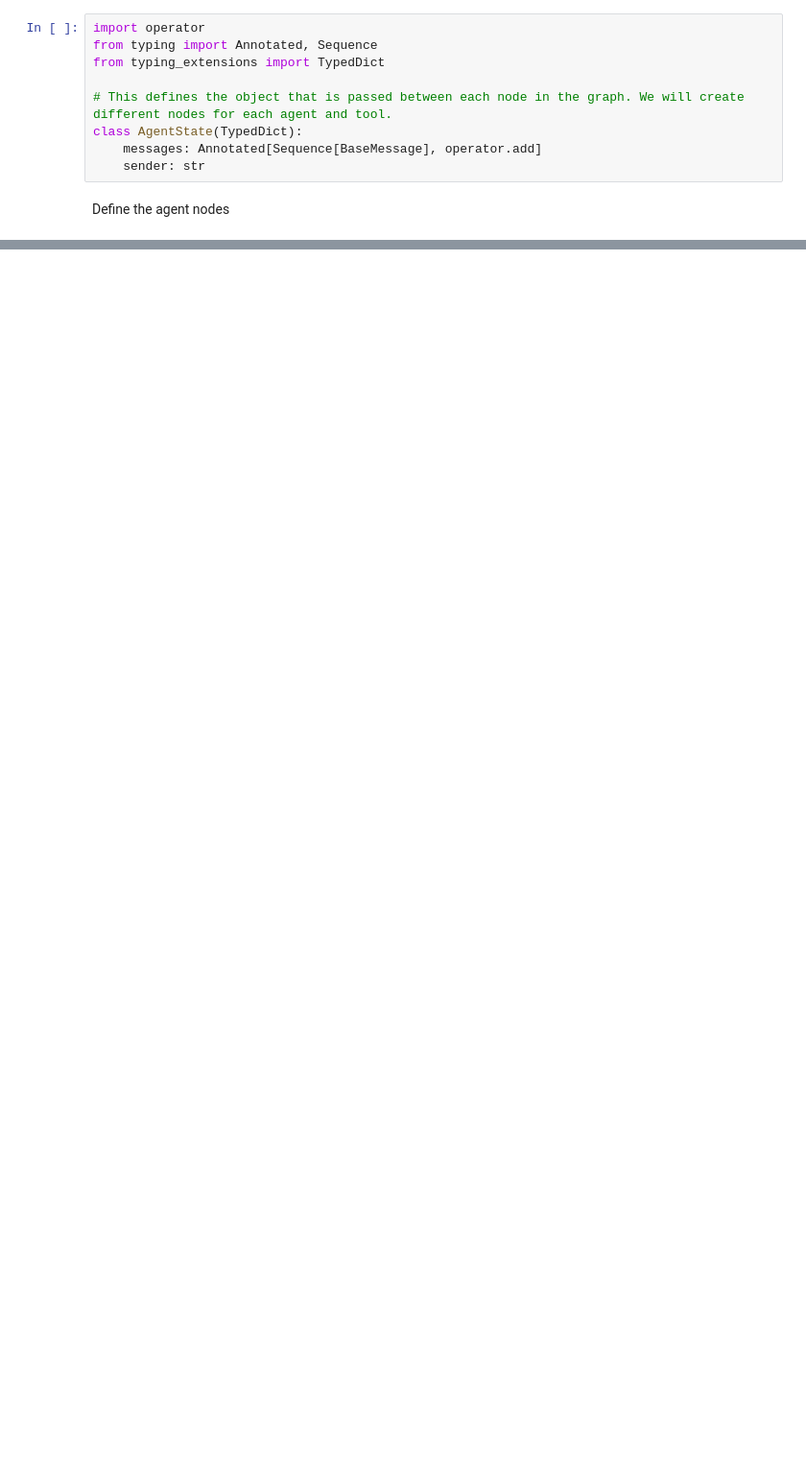
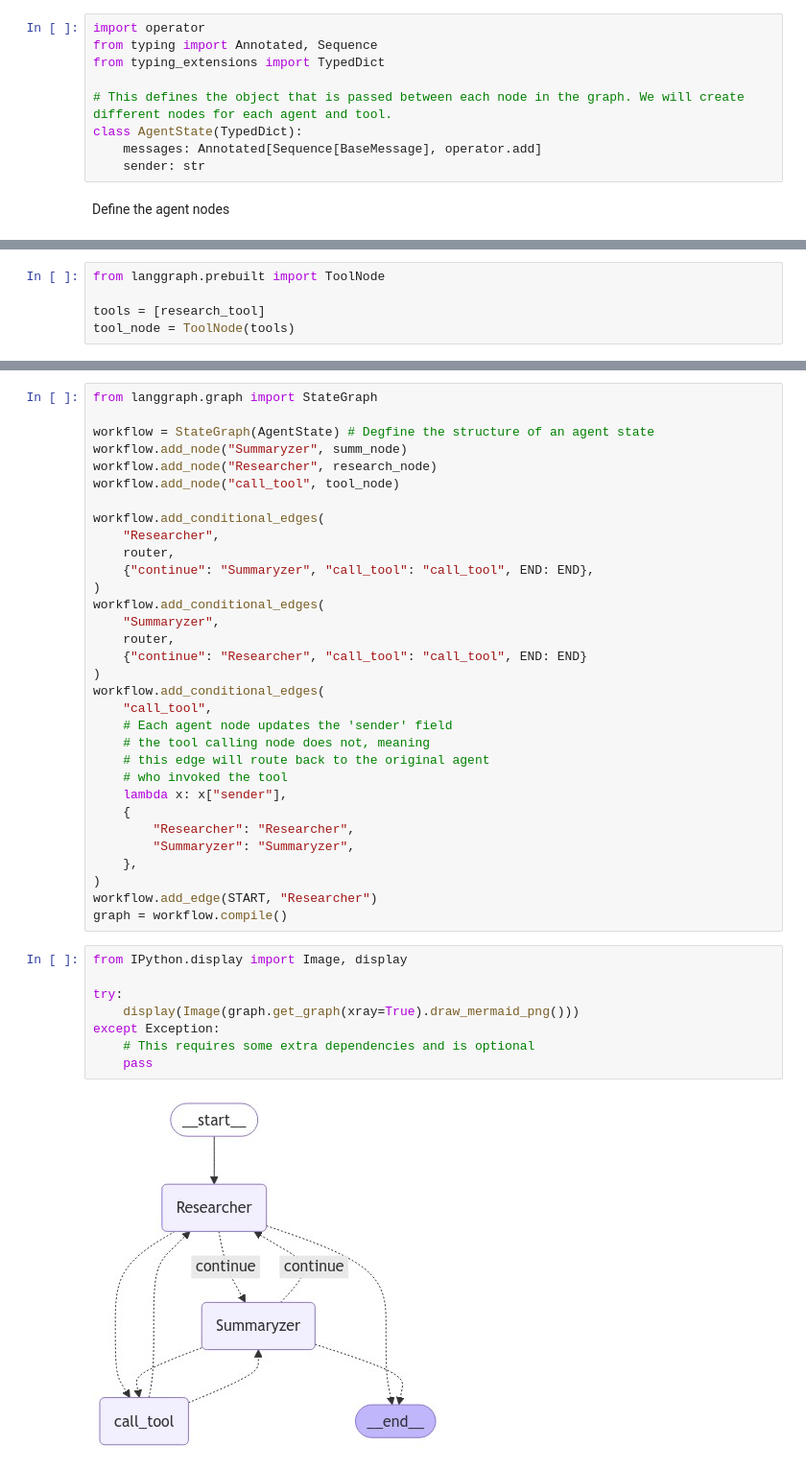
Before and after one commit to AlejandroTorresMunoz/RAGCourse, a Jupyter notebook: Module 3 - RAG and Agents/3.2 RAG Agent.ipynb, the cells around one changed output, grey strips where cells are left out. Shown: that part at 96% size. Cells and saved outputs as stored; diff of their text form; blank space fills up the shorter version.

Commit message:
Finish Agent Supervisor multi-agent system

```diff
--- a/Module 3 - RAG and Agents/3.2 RAG Agent.ipynb
+++ b/Module 3 - RAG and Agents/3.2 RAG Agent.ipynb
@@ -412,0 +403,5 @@ char_node = functools.partial(agent_node, agent=chart_agent, name="char_generato
+# %%
+from langgraph.prebuilt import ToolNode
+
+tools = [research_tool]
+tool_node = ToolNode(tools)
@@ -412,0 +426,42 @@ char_node = functools.partial(agent_node, agent=chart_agent, name="char_generato
+# %%
+from langgraph.graph import StateGraph
+
+workflow = StateGraph(AgentState) # Degfine the structure of an agent state
+workflow.add_node("Summaryzer", summ_node)
+workflow.add_node("Researcher", research_node)
+workflow.add_node("call_tool", tool_node)
+
+workflow.add_conditional_edges(
+    "Researcher",
+    router,
+    {"continue": "Summaryzer", "call_tool": "call_tool", END: END},
+)
+workflow.add_conditional_edges(
+    "Summaryzer",
+    router,
+    {"continue": "Researcher", "call_tool": "call_tool", END: END}
+)
+workflow.add_conditional_edges(
+    "call_tool",
+    # Each agent node updates the 'sender' field
+    # the tool calling node does not, meaning
+    # this edge will route back to the original agent
+    # who invoked the tool
+    lambda x: x["sender"],
+    {
+        "Researcher": "Researcher",
+        "Summaryzer": "Summaryzer",
+    },
+)
+workflow.add_edge(START, "Researcher")
+graph = workflow.compile()
+# %%
+from IPython.display import Image, display
+
+try:
+    display(Image(graph.get_graph(xray=True).draw_mermaid_png()))
+except Exception:
+    # This requires some extra dependencies and is optional
+    pass
+# %% [output]
+[figure, added]
```
Also changed, not shown: parts of 34 cells of this notebook, 1 other file.
